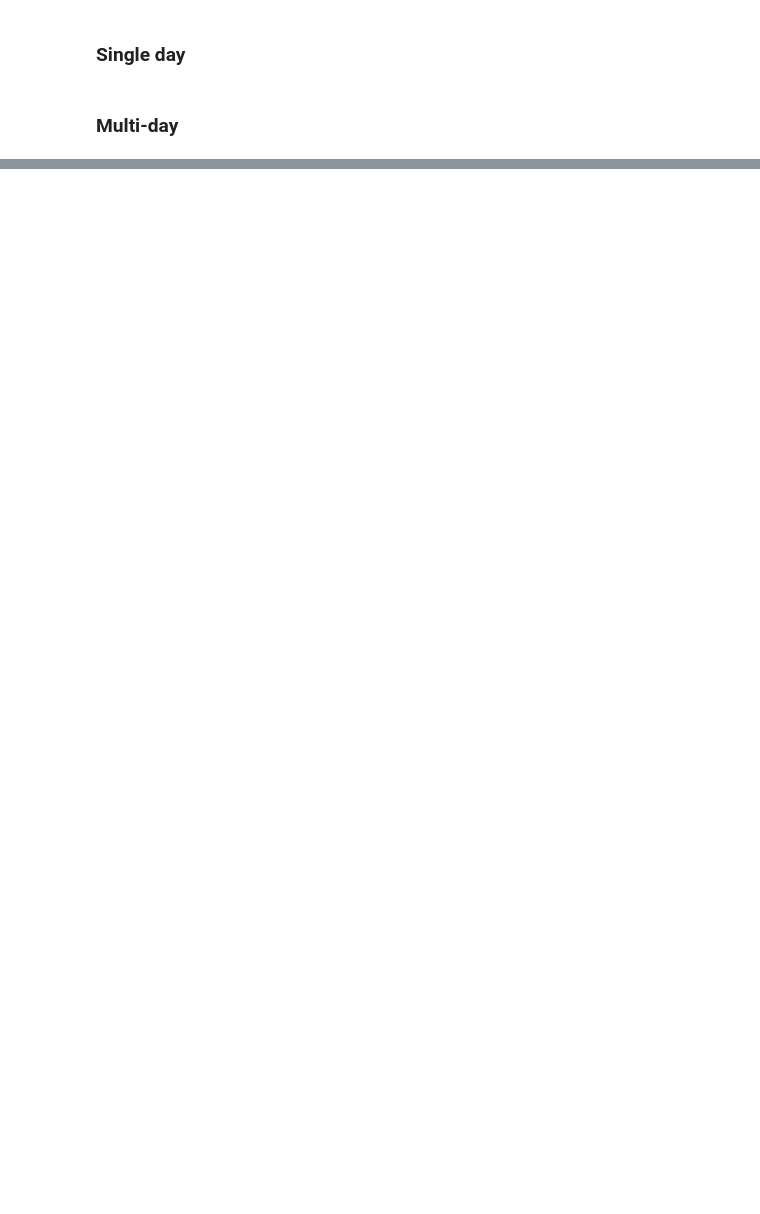
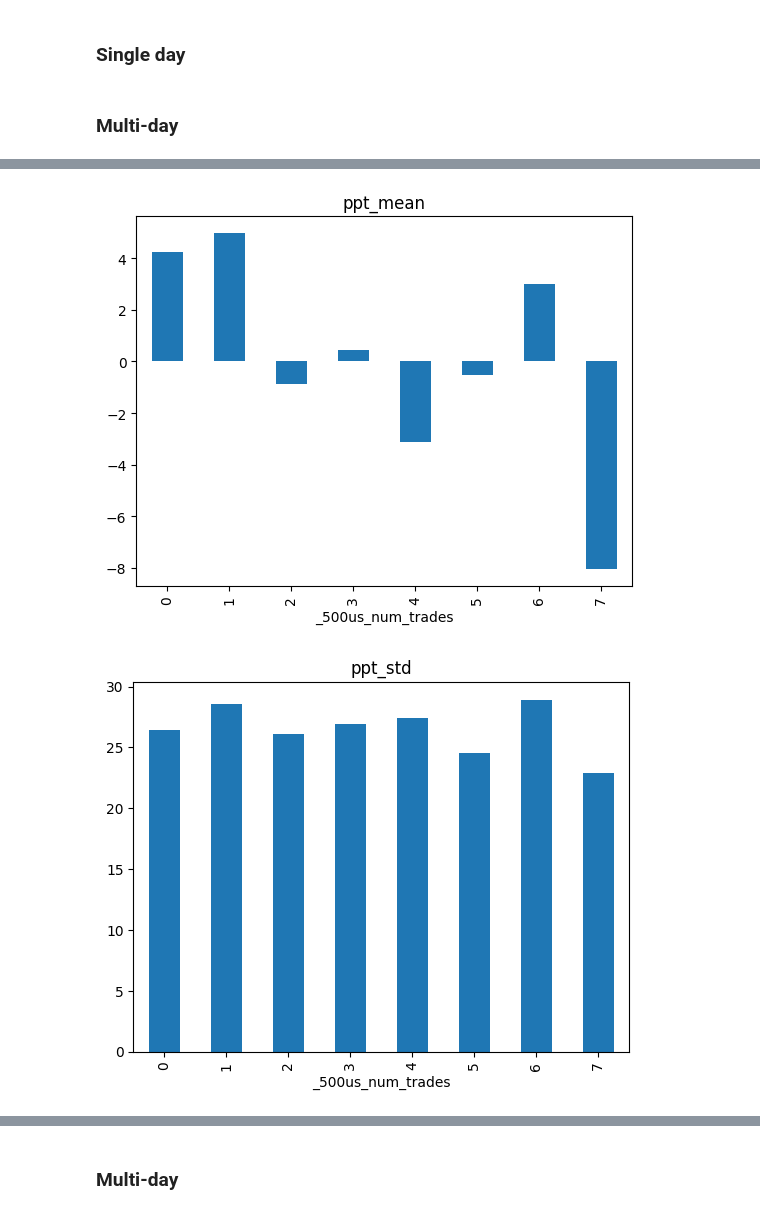
Before and after one commit to n-petit/lobster-tools, a Jupyter notebook: notebooks/08_etf_pipeline.ipynb, the cells around one changed output, grey strips where cells are left out. Cells and saved outputs as stored; diff of their text form; code cells hidden in the pictures; blank space fills up the shorter version.

```diff
--- a/notebooks/08_etf_pipeline.ipynb
+++ b/notebooks/08_etf_pipeline.ipynb
@@ -263,0 +498,17 @@ etf_executions_features = append_features(etf_executions=etf_executions_neighbor
+# %%
+# | eval: false
+etf_executions_features_no_auc = etf_executions_features[etf_executions_features.event.isin([4,5])]
+etf_executions_features_no_auc = etf_executions_features_no_auc.query(f"_500us_num_trades <= {ENOUGH_DATA}").assign(pnl_to_close = lambda df_: ( CLOSE_PRICE - df_.price ) / df_.price * 1e4 * df_.direction)
+# %%
+# | eval: false
+etf_executions_features_no_auc = etf_executions_features_no_auc.assign(hit_ratio = lambda df_: ((df_.pnl_to_close) > 0 ))
+summary_statistics = etf_executions_features_no_auc.groupby(by="_500us_num_trades").agg(ppt_mean=("pnl_to_close","mean"),ppt_std=("pnl_to_close","std"), hit_raio=("hit_ratio","mean"))
+# %%
+# | eval: false
+import matplotlib.pyplot as plt
+for col in summary_statistics:
+    summary_statistics[col].plot(title=col, kind="bar")
+    plt.show()
+# %% [output]
+[figure, added]
+[figure, added]
@@ -263,0 +516,2 @@ etf_executions_features = append_features(etf_executions=etf_executions_neighbor
+# %% [markdown]
+### Multi-day
```
Also changed, not shown: parts of 44 cells of this notebook, 3 other files.
